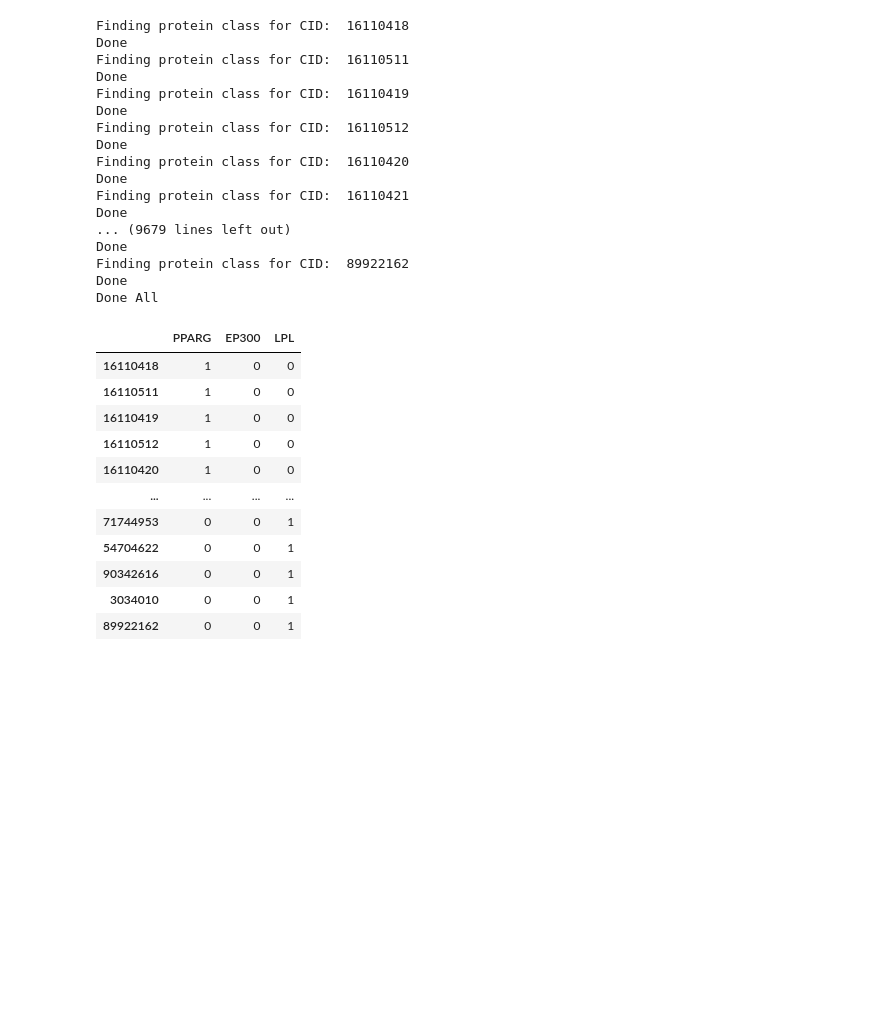
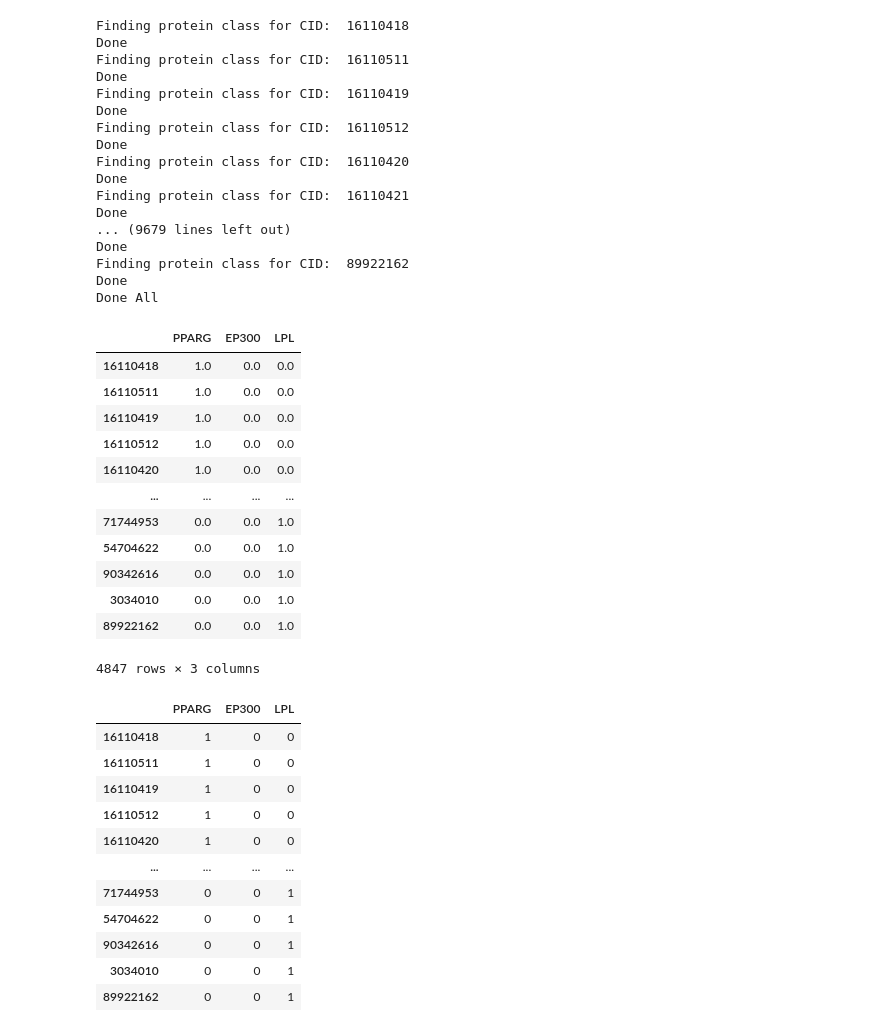
Before and after one commit to fadilrisdian/skripsi-fadil, a Jupyter notebook: 1. Data Cleaning.ipynb, the cells around one changed output. Saved outputs shown, nothing was run; the diff lists cells and outputs as text; code cells hidden in the pictures; blank space fills up the shorter version.

```diff
--- a/1. Data Cleaning.ipynb
+++ b/1. Data Cleaning.ipynb
@@ -498,6 +390,22 @@ Done
 Finding protein class for CID:  89922162
 Done
 Done All
+# %%
+array_class
+# %% [output]
+|  | PPARG | EP300 | LPL |
+| 16110418 | 1.0 | 0.0 | 0.0 |
+| 16110511 | 1.0 | 0.0 | 0.0 |
+| 16110419 | 1.0 | 0.0 | 0.0 |
+| 16110512 | 1.0 | 0.0 | 0.0 |
+| 16110420 | 1.0 | 0.0 | 0.0 |
+| ... | ... | ... | ... |
+| 71744953 | 0.0 | 0.0 | 1.0 |
+| 54704622 | 0.0 | 0.0 | 1.0 |
+| 90342616 | 0.0 | 0.0 | 1.0 |
+| 3034010 | 0.0 | 0.0 | 1.0 |
+| 89922162 | 0.0 | 0.0 | 1.0 |
+4847 rows × 3 columns
 # %%
 array_class = array_class.astype('int32')
 array_class
```
Also changed, not shown: parts of 42 cells of this notebook, 1 other file.
